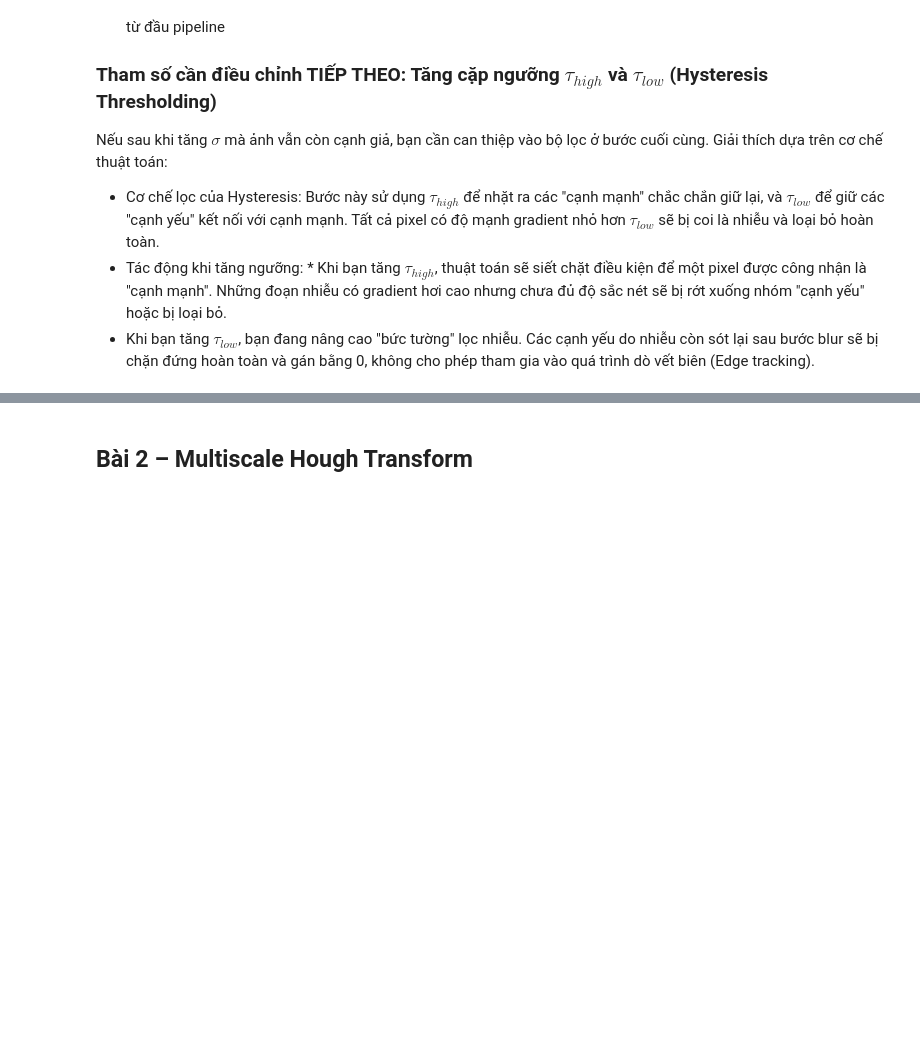
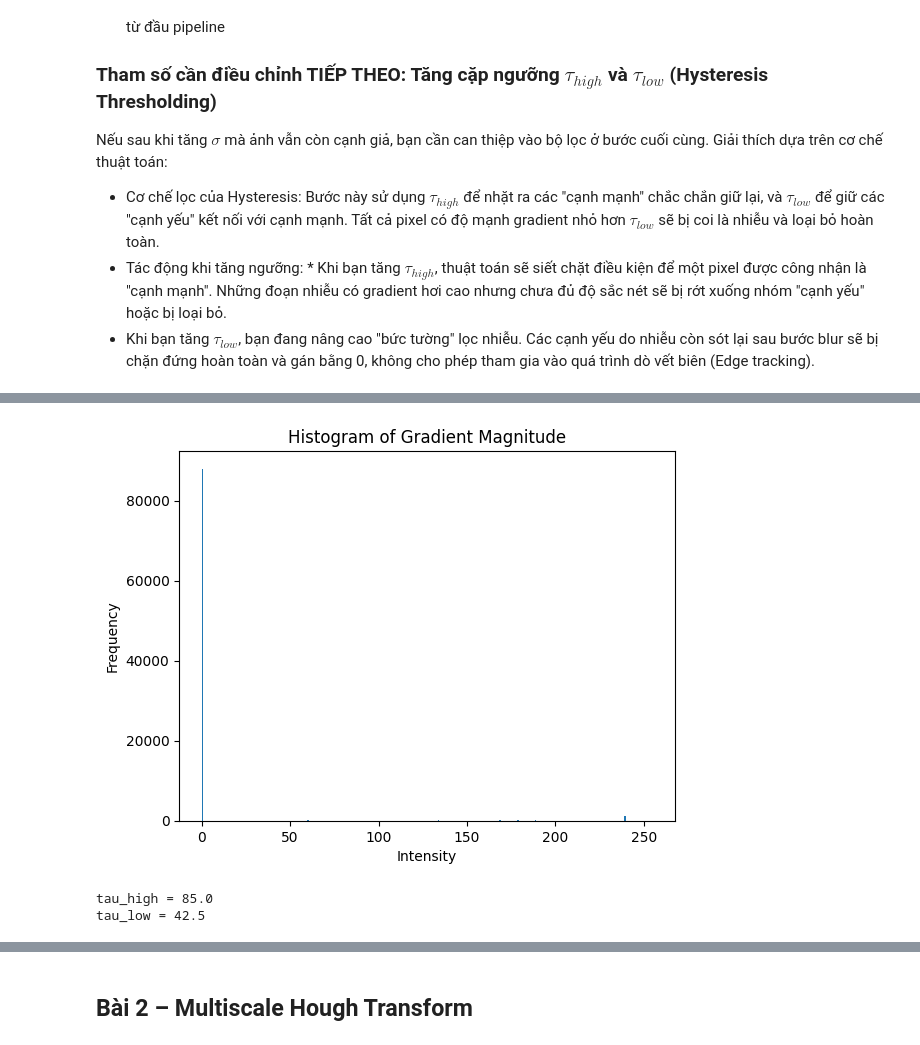
Before and after one commit to thuankoten/computer-vision-lab, a Jupyter notebook: Chapter03/Chapter_03.ipynb, the cells around one changed output, grey strips where cells are left out. Cells and saved outputs as stored; diff of their text form; code cells hidden in the pictures; blank space fills up the shorter version.

```diff
--- a/Chapter03/Chapter_03.ipynb
+++ b/Chapter03/Chapter_03.ipynb
@@ -365,0 +399,23 @@ Giải thích dựa trên cơ chế thuật toán:
+# %%
+plt.hist(M.ravel(), bins=256)
+plt.title("Histogram of Gradient Magnitude")
+plt.xlabel("Intensity")
+plt.ylabel("Frequency")
+plt.show()
+# %% [output]
+[figure, added]
+# %%
+tau_high, _ = cv2.threshold(
+    M,
+    0,
+    255,
+    cv2.THRESH_BINARY + cv2.THRESH_OTSU
+)
+
+tau_low = 0.5 * tau_high
+
+print("tau_high =", tau_high)
+print("tau_low =", tau_low)
+# %% [output]
+tau_high = 85.0
+tau_low = 42.5
```
Also changed, not shown: parts of 8 cells of this notebook.
